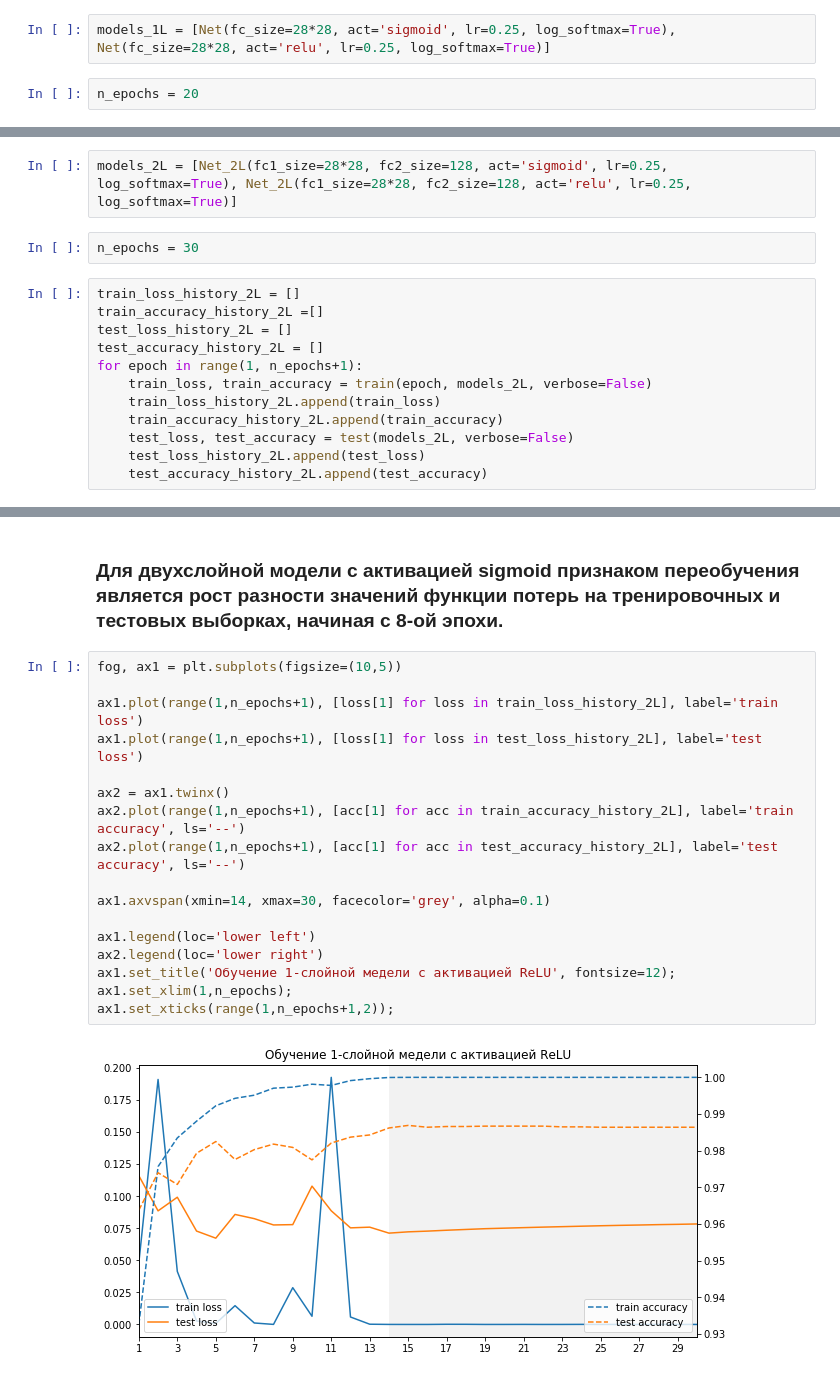
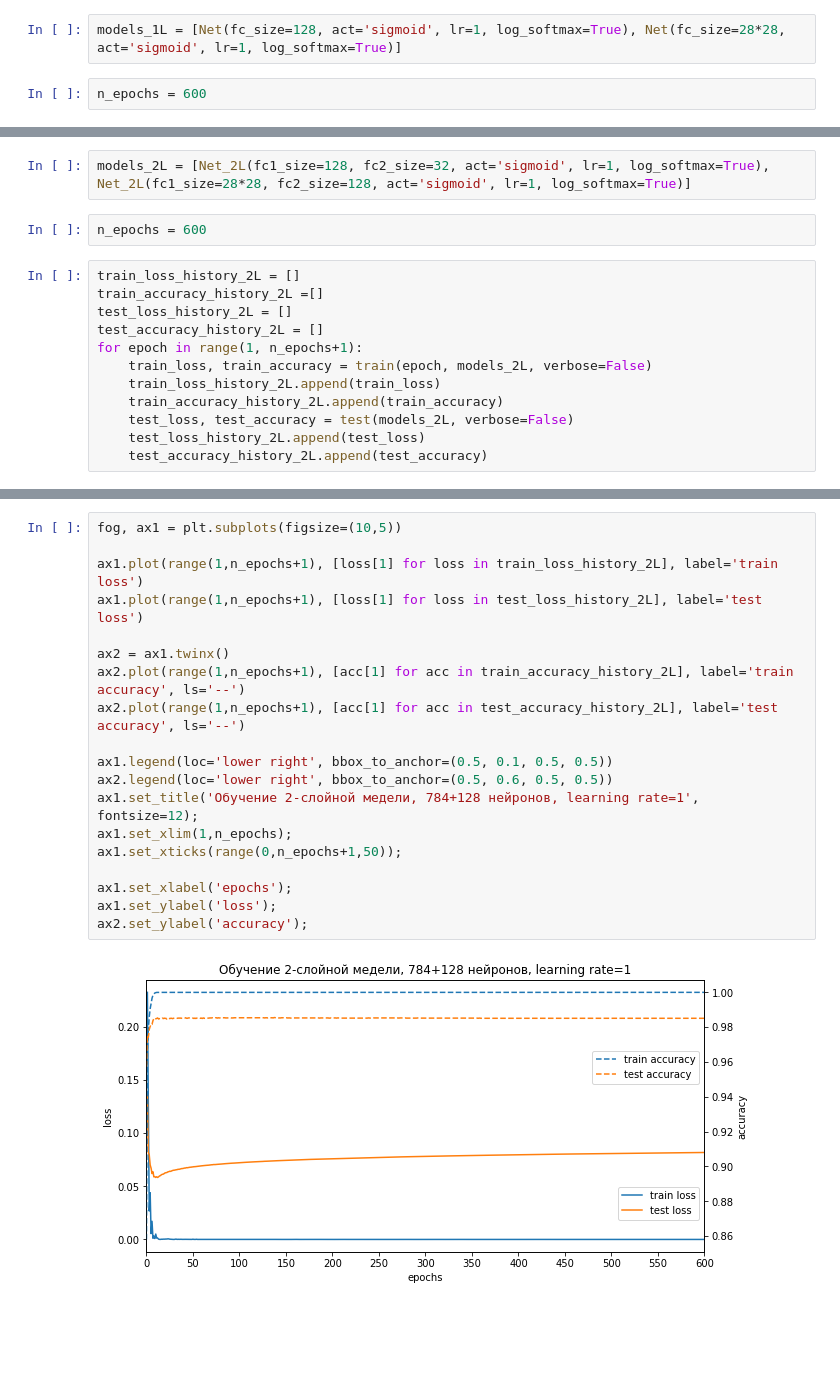
Before and after one commit to Alkud/OTUS_NN_HOMEWORKS, a Jupyter notebook: 02_MLP/mnist_mlp.ipynb, the cells around one changed output, grey strips where cells are left out. Saved outputs shown, nothing was run; the diff lists cells and outputs as text; blank space fills up the shorter version.

```diff
--- a/02_MLP/mnist_mlp.ipynb
+++ b/02_MLP/mnist_mlp.ipynb
@@ -92,9 +92,9 @@ def test(models, verbose=True):
 
     return test_loss, test_accuracy
 # %%
-models_1L = [Net(fc_size=28*28, act='sigmoid', lr=0.25, log_softmax=True), Net(fc_size=28*28, act='relu', lr=0.25, log_softmax=True)]
+models_1L = [Net(fc_size=128, act='sigmoid', lr=1, log_softmax=True), Net(fc_size=28*28, act='sigmoid', lr=1, log_softmax=True)]
 # %%
-n_epochs = 20
+n_epochs = 600
 # %%
 train_loss_history_1L = []
 train_accuracy_history_1L =[]
@@ -205,9 +213,9 @@ class Net_2L(nn.Module):
         self._loss = F.nll_loss(output, target, **kwargs)
         return self._loss
 # %%
-models_2L = [Net_2L(fc1_size=28*28, fc2_size=128, act='sigmoid', lr=0.25, log_softmax=True), Net_2L(fc1_size=28*28, fc2_size=128, act='relu', lr=0.25, log_softmax=True)]
+models_2L = [Net_2L(fc1_size=128, fc2_size=32, act='sigmoid', lr=1, log_softmax=True), Net_2L(fc1_size=28*28, fc2_size=128, act='sigmoid', lr=1, log_softmax=True)]
 # %%
-n_epochs = 30
+n_epochs = 600
 # %%
 train_loss_history_2L = []
 train_accuracy_history_2L =[]
@@ -253,24 +267,24 @@ ax.set_title('2-слойная модель. Разность loss и accuracy
-# %% [markdown]
-### Для двухслойной модели с активацией sigmoid признаком переобучения является рост разности значений функции потерь на тренировочных и тестовых выборках, начиная с 8-ой эпохи.
 # %%
 fog, ax1 = plt.subplots(figsize=(10,5))
 
 ax1.plot(range(1,n_epochs+1), [loss[1] for loss in train_loss_history_2L], label='train loss')
 ax1.plot(range(1,n_epochs+1), [loss[1] for loss in test_loss_history_2L], label='test loss')
 
 ax2 = ax1.twinx()
 ax2.plot(range(1,n_epochs+1), [acc[1] for acc in train_accuracy_history_2L], label='train accuracy', ls='--')
 ax2.plot(range(1,n_epochs+1), [acc[1] for acc in test_accuracy_history_2L], label='test accuracy', ls='--')
 
-ax1.axvspan(xmin=14, xmax=30, facecolor='grey', alpha=0.1)
+ax1.legend(loc='lower right', bbox_to_anchor=(0.5, 0.1, 0.5, 0.5))
+ax2.legend(loc='lower right', bbox_to_anchor=(0.5, 0.6, 0.5, 0.5))
+ax1.set_title('Обучение 2-слойной медели, 784+128 нейронов, learning rate=1', fontsize=12);
+ax1.set_xlim(1,n_epochs);
+ax1.set_xticks(range(0,n_epochs+1,50));
 
-ax1.legend(loc='lower left')
-ax2.legend(loc='lower right')
-ax1.set_title('Обучение 1-слойной медели с активацией ReLU', fontsize=12);
-ax1.set_xlim(1,n_epochs);
-ax1.set_xticks(range(1,n_epochs+1,2));
+ax1.set_xlabel('epochs');
+ax1.set_ylabel('loss');
+ax2.set_ylabel('accuracy');
 # %% [output]
-[figure, old version]
+[figure, new version]
 # %%
 fog, ax = plt.subplots(figsize=(10,5))
 
```
Also changed, not shown: parts of 22 cells of this notebook, 18 other files.
